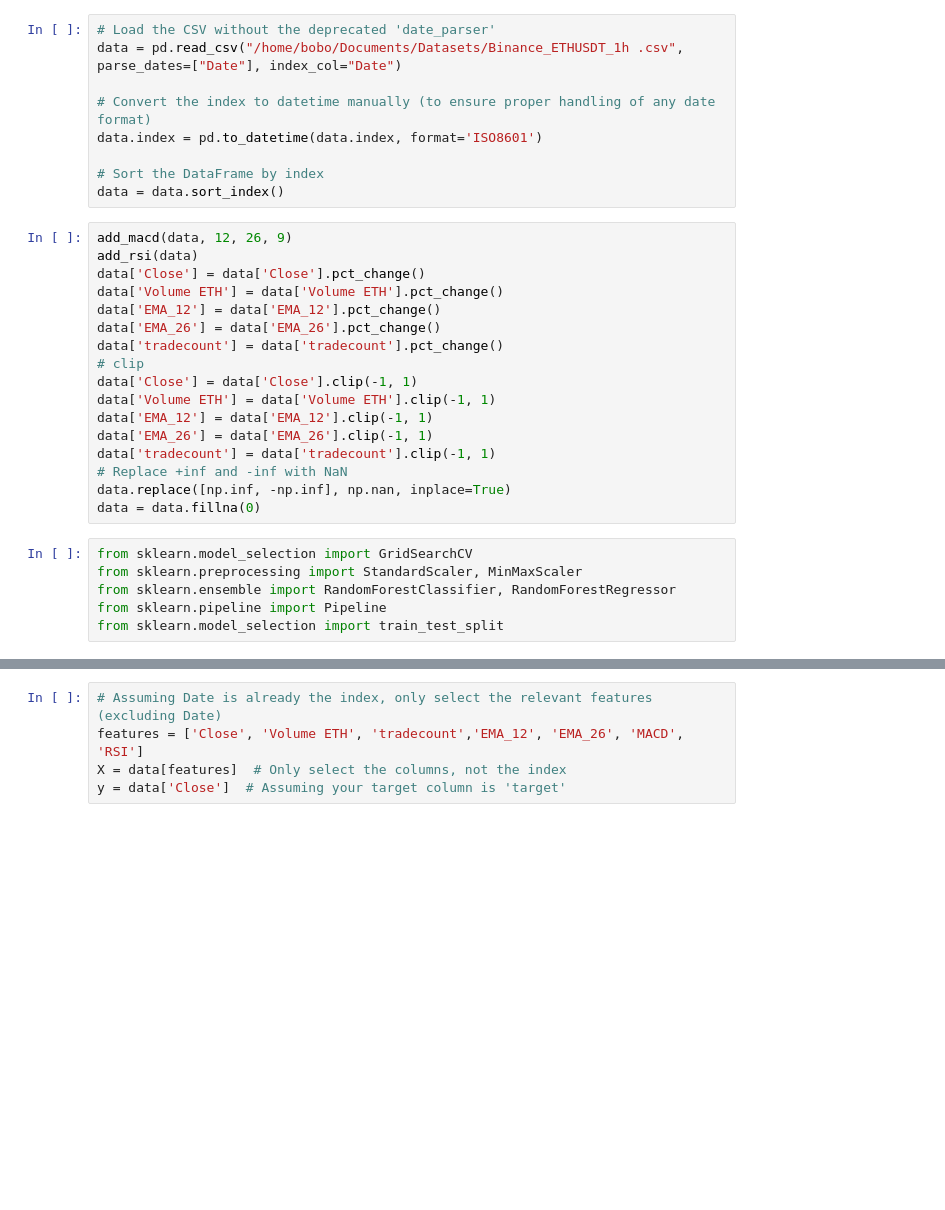
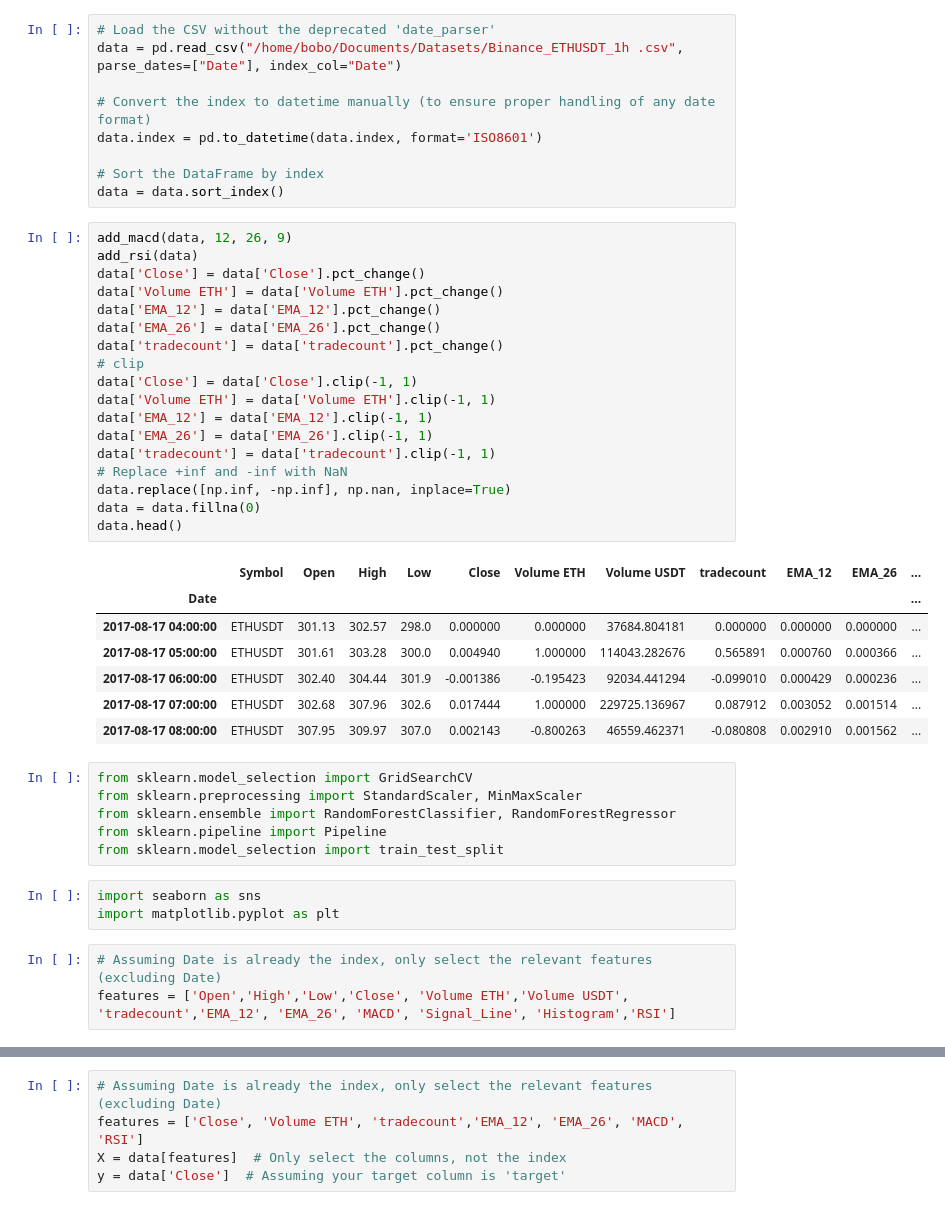
Before and after one commit to spockiash/DataAnalysis, a Jupyter notebook: Notebooks/GeneralAnalysis/ETHUSDT_TA_ML.ipynb, the cells around one changed output, grey strips where cells are left out. Cells and saved outputs as stored; diff of their text form; blank space fills up the shorter version.

```diff
--- a/Notebooks/GeneralAnalysis/ETHUSDT_TA_ML.ipynb
+++ b/Notebooks/GeneralAnalysis/ETHUSDT_TA_ML.ipynb
@@ -14,24 +14,39 @@ data = data.sort_index()
 # %%
 add_macd(data, 12, 26, 9)
 add_rsi(data)
 data['Close'] = data['Close'].pct_change()
 data['Volume ETH'] = data['Volume ETH'].pct_change()
 data['EMA_12'] = data['EMA_12'].pct_change()
 data['EMA_26'] = data['EMA_26'].pct_change()
 data['tradecount'] = data['tradecount'].pct_change()
 # clip
 data['Close'] = data['Close'].clip(-1, 1)
 data['Volume ETH'] = data['Volume ETH'].clip(-1, 1)
 data['EMA_12'] = data['EMA_12'].clip(-1, 1)
 data['EMA_26'] = data['EMA_26'].clip(-1, 1)
 data['tradecount'] = data['tradecount'].clip(-1, 1)
 # Replace +inf and -inf with NaN
 data.replace([np.inf, -np.inf], np.nan, inplace=True)
 data = data.fillna(0)
+data.head()
+# %% [output]
+|  | Symbol | Open | High | Low | Close | Volume ETH | Volume USDT | tradecount | EMA_12 | EMA_26 | ... |
+| Date |  |  |  |  |  |  |  |  |  |  | ... |
+| 2017-08-17 04:00:00 | ETHUSDT | 301.13 | 302.57 | 298.0 | 0.000000 | 0.000000 | 37684.804181 | 0.000000 | 0.000000 | 0.000000 | ... |
+| 2017-08-17 05:00:00 | ETHUSDT | 301.61 | 303.28 | 300.0 | 0.004940 | 1.000000 | 114043.282676 | 0.565891 | 0.000760 | 0.000366 | ... |
+| 2017-08-17 06:00:00 | ETHUSDT | 302.40 | 304.44 | 301.9 | -0.001386 | -0.195423 | 92034.441294 | -0.099010 | 0.000429 | 0.000236 | ... |
+| 2017-08-17 07:00:00 | ETHUSDT | 302.68 | 307.96 | 302.6 | 0.017444 | 1.000000 | 229725.136967 | 0.087912 | 0.003052 | 0.001514 | ... |
+| 2017-08-17 08:00:00 | ETHUSDT | 307.95 | 309.97 | 307.0 | 0.002143 | -0.800263 | 46559.462371 | -0.080808 | 0.002910 | 0.001562 | ... |
 # %%
 from sklearn.model_selection import GridSearchCV
 from sklearn.preprocessing import StandardScaler, MinMaxScaler
 from sklearn.ensemble import RandomForestClassifier, RandomForestRegressor
 from sklearn.pipeline import Pipeline
 from sklearn.model_selection import train_test_split
+# %%
+import seaborn as sns
+import matplotlib.pyplot as plt
+# %%
+# Assuming Date is already the index, only select the relevant features (excluding Date)
+features = ['Open','High','Low','Close', 'Volume ETH','Volume USDT', 'tradecount','EMA_12', 'EMA_26', 'MACD', 'Signal_Line', 'Histogram','RSI']
 # %%
```
Also changed, not shown: parts of 4 cells of this notebook, 1 other file.
